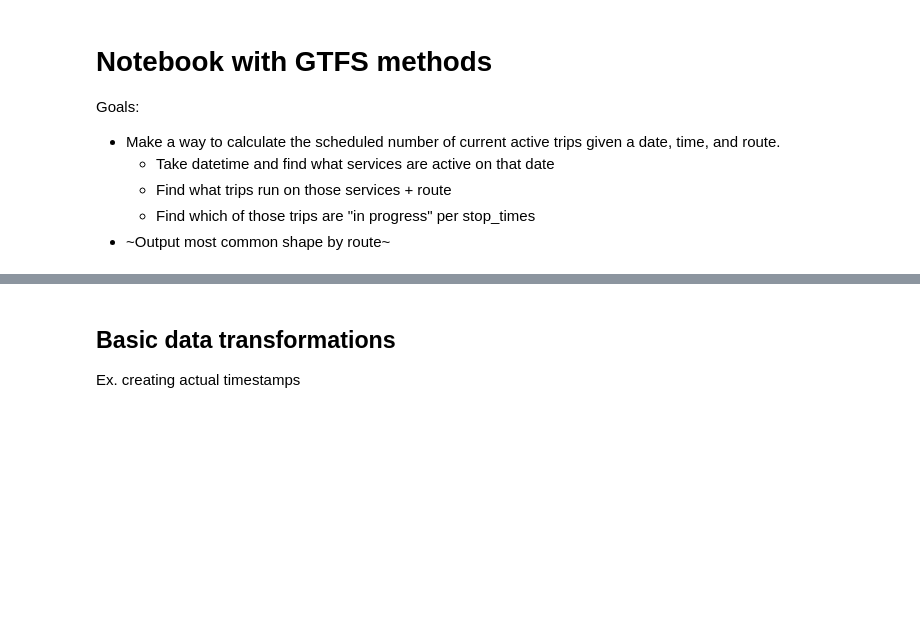
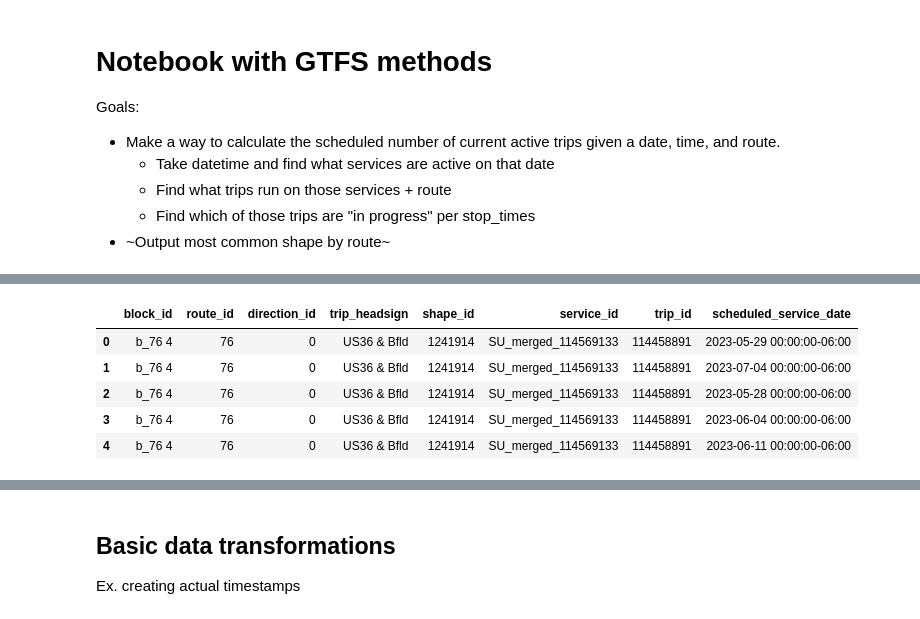
Before and after one commit to thatmushroom/rtd-ghost-buses, a Jupyter notebook: data_analysis/notebooks/static_gtfs_analysis.ipynb, the cells around one changed output, grey strips where cells are left out. Cells and saved outputs as stored; diff of their text form; code cells hidden in the pictures; blank space fills up the shorter version.

```diff
--- a/data_analysis/notebooks/static_gtfs_analysis.ipynb
+++ b/data_analysis/notebooks/static_gtfs_analysis.ipynb
@@ -243,0 +298,9 @@ departure_datetime = stops_scheduled_ddf.apply(lambda x: combine_day_stop(x.raw_
+# %%
+trips_scheduled.head()
+# %% [output]
+|  | block_id | route_id | direction_id | trip_headsign | shape_id | service_id | trip_id | scheduled_service_date |
+| 0 | b_76 4 | 76 | 0 | US36 & Bfld | 1241914 | SU_merged_114569133 | 114458891 | 2023-05-29 00:00:00-06:00 |
+| 1 | b_76 4 | 76 | 0 | US36 & Bfld | 1241914 | SU_merged_114569133 | 114458891 | 2023-07-04 00:00:00-06:00 |
+| 2 | b_76 4 | 76 | 0 | US36 & Bfld | 1241914 | SU_merged_114569133 | 114458891 | 2023-05-28 00:00:00-06:00 |
+| 3 | b_76 4 | 76 | 0 | US36 & Bfld | 1241914 | SU_merged_114569133 | 114458891 | 2023-06-04 00:00:00-06:00 |
+| 4 | b_76 4 | 76 | 0 | US36 & Bfld | 1241914 | SU_merged_114569133 | 114458891 | 2023-06-11 00:00:00-06:00 |
```
Also changed, not shown: parts of 27 cells of this notebook.
